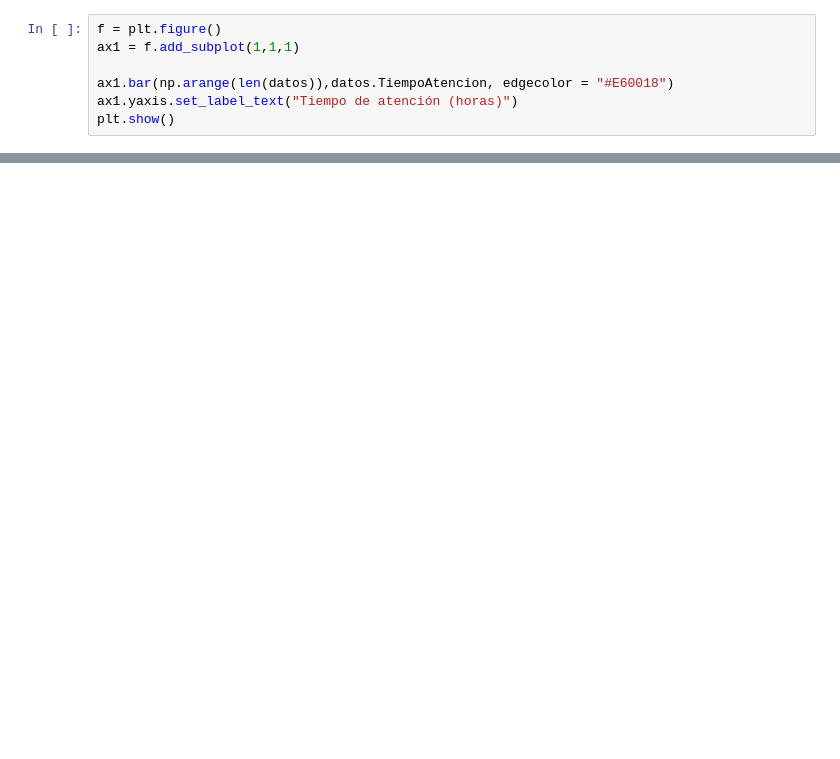
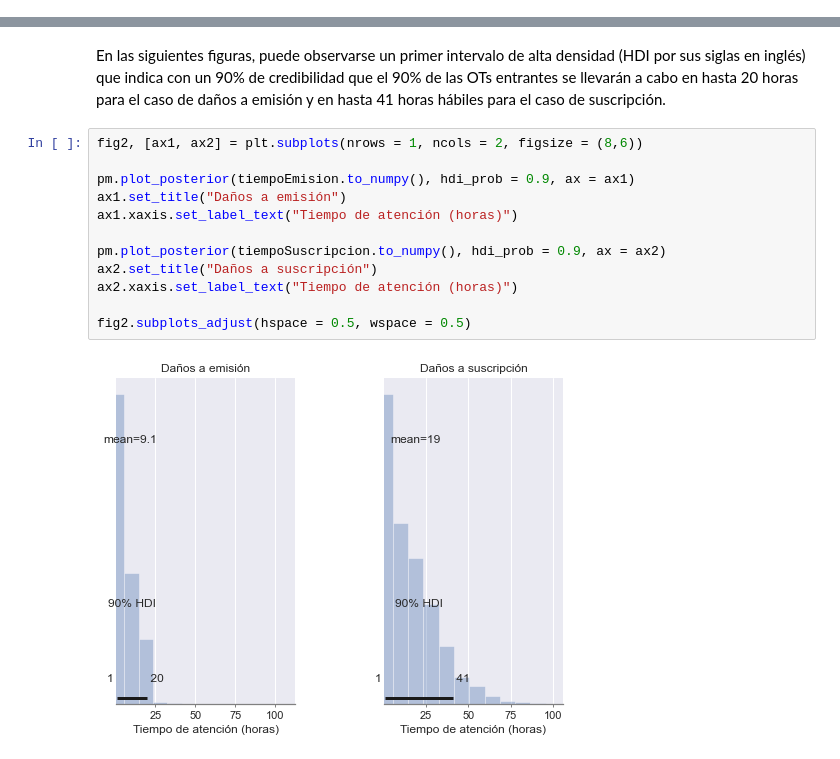
Before and after one commit to ludwigregalado/EmisionSuscripcion, a Jupyter notebook: DataModeling_No_TimeChange.ipynb, the cells around one changed output, grey strips where cells are left out. Cells and saved outputs as stored; diff of their text form; blank space fills up the shorter version.

```diff
--- a/DataModeling_No_TimeChange.ipynb
+++ b/DataModeling_No_TimeChange.ipynb
@@ -35,7 +31,0 @@ datosObservados.shape[0]
-# %%
-f = plt.figure()
-ax1 = f.add_subplot(1,1,1)
-
-ax1.bar(np.arange(len(datos)),datos.TiempoAtencion, edgecolor = "#E60018")
-ax1.yaxis.set_label_text("Tiempo de atención (horas)")
-plt.show()
@@ -115,0 +103,16 @@ plt.show()
+# %% [markdown]
+En las siguientes figuras, puede observarse un primer intervalo de alta densidad (HDI por sus siglas en inglés) que indica con un 90% de credibilidad que el 90% de las OTs entrantes se llevarán a cabo en hasta 20 horas para el caso de daños a emisión y en hasta 41 horas hábiles para el caso de suscripción.
+# %%
+fig2, [ax1, ax2] = plt.subplots(nrows = 1, ncols = 2, figsize = (8,6))
+
+pm.plot_posterior(tiempoEmision.to_numpy(), hdi_prob = 0.9, ax = ax1)
+ax1.set_title("Daños a emisión")
+ax1.xaxis.set_label_text("Tiempo de atención (horas)")
+
+pm.plot_posterior(tiempoSuscripcion.to_numpy(), hdi_prob = 0.9, ax = ax2)
+ax2.set_title("Daños a suscripción")
+ax2.xaxis.set_label_text("Tiempo de atención (horas)")
+
+fig2.subplots_adjust(hspace = 0.5, wspace = 0.5)
+# %% [output]
+[figure, added]
```
Also changed, not shown: parts of 28 cells of this notebook.
